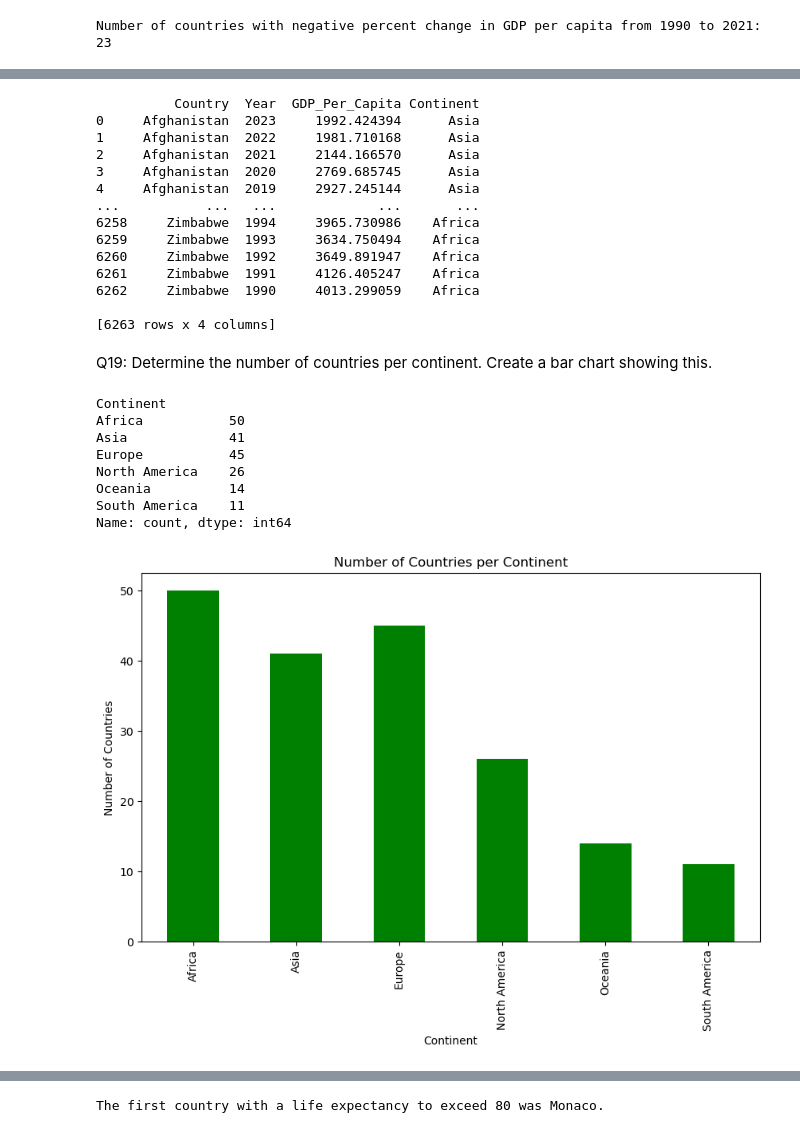
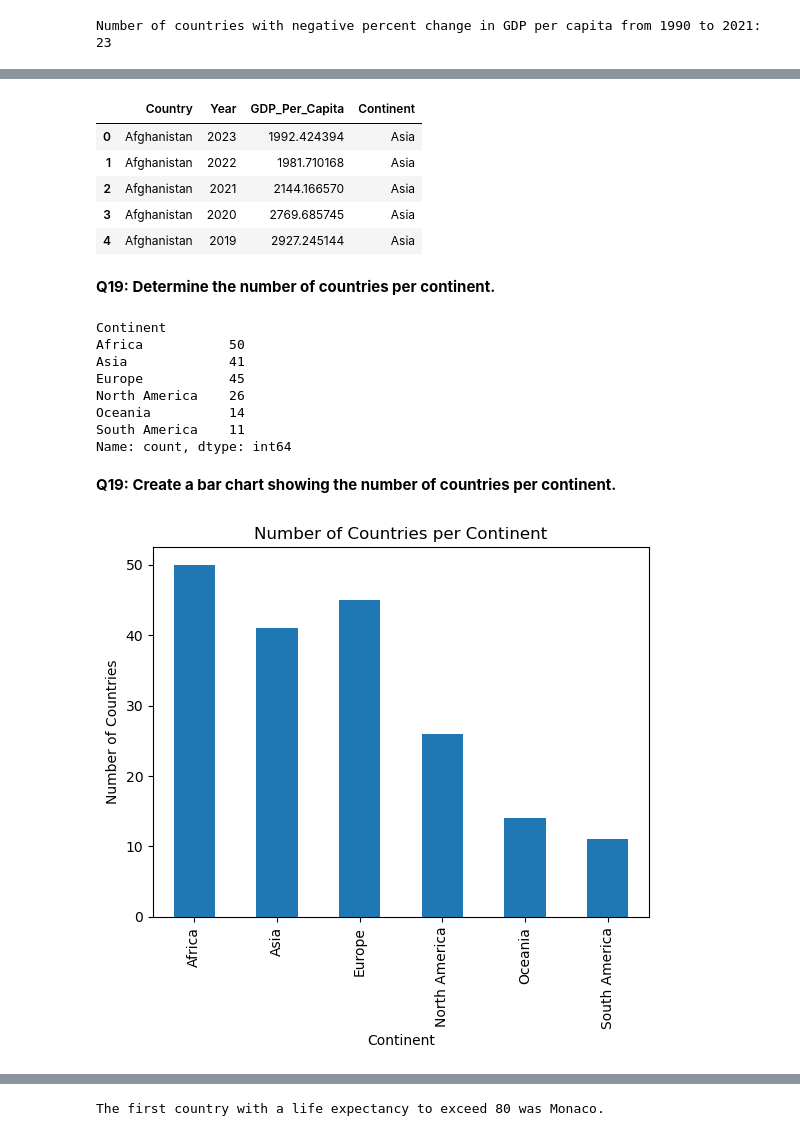
Before and after one commit to nss-data-science-cohort-9/un-exploration-dhansiv-stack, a Jupyter notebook: UnGDPexploration.ipynb, the cells around one changed output, grey strips where cells are left out. Cells and saved outputs as stored; diff of their text form; code cells hidden in the pictures.

```diff
--- a/UnGDPexploration.ipynb
+++ b/UnGDPexploration.ipynb
@@ -59,4 +63,0 @@ Q5: Drop the 'Value Footnotes' column, and rename the remaining columns to 'Coun
-# %%
-gdp_df=gdp_df.drop(columns="Value Footnotes")
-gdp_df=gdp_df.rename(columns = {'Country or Area': 'Country', 'Value': 'GDP_Per_Capita'})
-print(gdp_df)
@@ -77,0 +64,5 @@ print(gdp_df)
+# %%
+gdp_df = (gdp_df.drop("Value Footnotes", axis=1)
+                    .rename(columns = {'Country  or Area': 'Country', 'Value': 'GDP_Per_Capita'})
+)
+gdp_df.head(2)
@@ -290,4 +253,4 @@ Q17: Read in continents.csv contained in the data folder into a new dataframe ca
 # %%
-continents = pd.read_csv("continents.csv")
-print(continents)
+continents = pd.read_csv("data/continents.csv")
+continents.head(2)
 # %% [output]
@@ -310,46 +262,39 @@ Q18: Merge gdp_df and continents. Keep only the countries that appear in both da
 # %%
 gdp_df = pd.merge(
-    gdp_df,
-    continents,
-    on='Country',
-    how='inner'
-)
-print(gdp_df)
+    left= gdp_df,
+    right= continents,
+    how='inner',
+    validate = 'many_to_one'
+);
+gdp_df.head(5)
 # %% [output]
-          Country  Year  GDP_Per_Capita Continent
-0     Afghanistan  2023     1992.424394      Asia
-1     Afghanistan  2022     1981.710168      Asia
-2     Afghanistan  2021     2144.166570      Asia
-3     Afghanistan  2020     2769.685745      Asia
-4     Afghanistan  2019     2927.245144      Asia
-...           ...   ...             ...       ...
-6258     Zimbabwe  1994     3965.730986    Africa
-6259     Zimbabwe  1993     3634.750494    Africa
-6260     Zimbabwe  1992     3649.891947    Africa
-6261     Zimbabwe  1991     4126.405247    Africa
-6262     Zimbabwe  1990     4013.299059    Africa
-
-[6263 rows x 4 columns]
+|  | Country | Year | GDP_Per_Capita | Continent |
+| 0 | Afghanistan | 2023 | 1992.424394 | Asia |
+| 1 | Afghanistan | 2022 | 1981.710168 | Asia |
+| 2 | Afghanistan | 2021 | 2144.166570 | Asia |
+| 3 | Afghanistan | 2020 | 2769.685745 | Asia |
+| 4 | Afghanistan | 2019 | 2927.245144 | Asia |
+# %% [markdown]
+**Q19: Determine the number of countries per continent.**
+# %%
+gdp_df.drop_duplicates(subset = ['Country', 'Continent'])['Continent'].value_counts().sort_index()
+# %% [output]
+Continent
+Africa           50
+Asia             41
+Europe           45
+North America    26
+Oceania          14
+South America    11
+Name: count, dtype: int64
 # %% [markdown]
-Q19: Determine the number of countries per continent. Create a bar chart showing this.
+**Q19: Create a bar chart showing the number of countries per continent.**
 # %%
-gdp_df_unique = gdp_df.drop_duplicates(subset=['Continent', 'Country'])
-country_counts = gdp_df_unique['Continent'].value_counts().sort_index()
-print(country_counts)
-plt.figure(figsize=(10, 6))
-country_counts.plot(kind='bar', color='green')
-plt.title('Number of Countries per Continent')
+gdp_df.drop_duplicates(subset = ['Country', 'Continent'])['Continent'].value_counts().sort_index().plot(kind='bar')
 plt.xlabel('Continent')
 plt.ylabel('Number of Countries')
+plt.title('Number of Countries per Continent')
 plt.show()
 # %% [output]
-Continent
-Africa           50
-Asia             41
-Europe           45
-North America    26
-Oceania          14
-South America    11
-Name: count, dtype: int64
-[figure, old version]
+[figure, new version]
 # %% [markdown]
```
Also changed, not shown: parts of 62 cells of this notebook, 3 other files.
